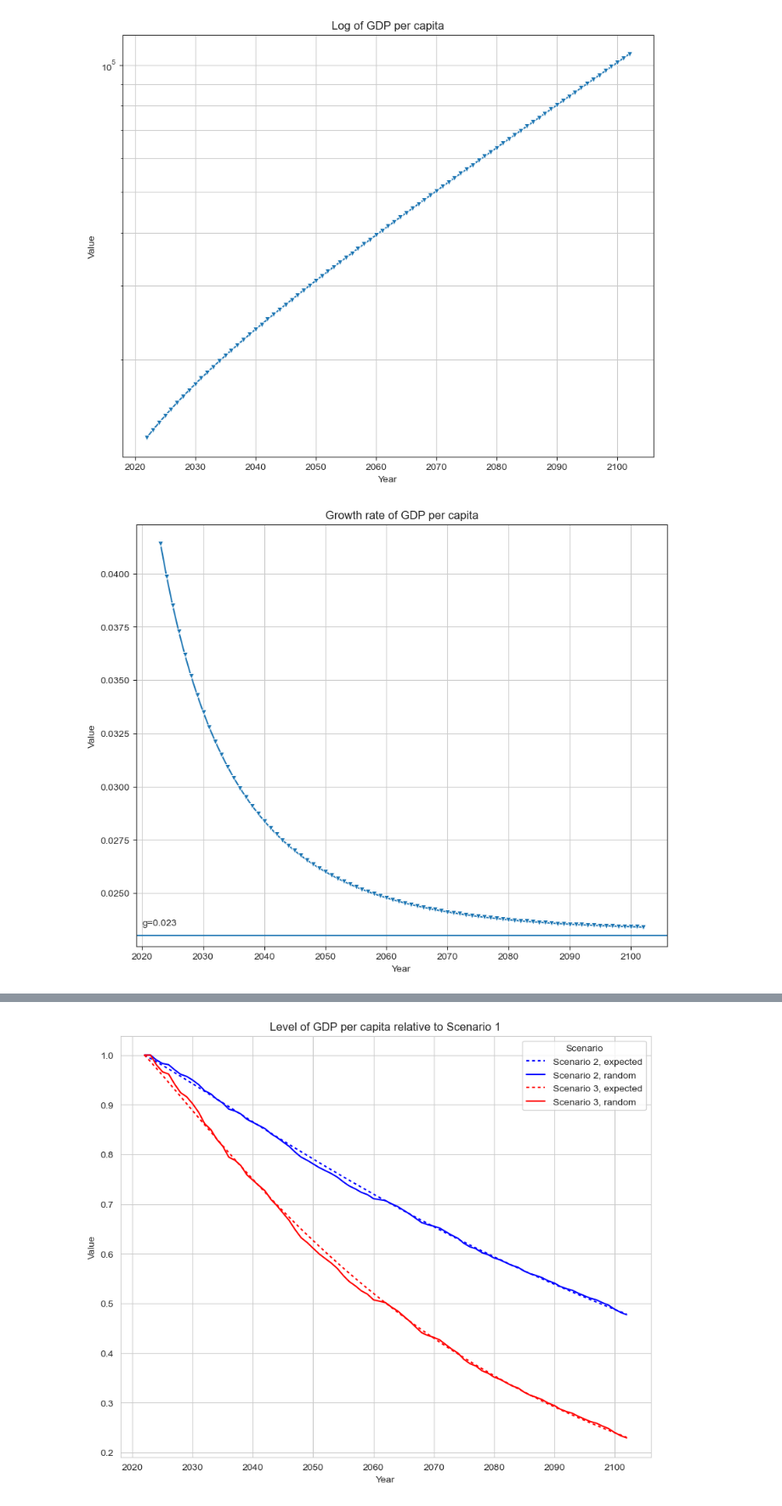
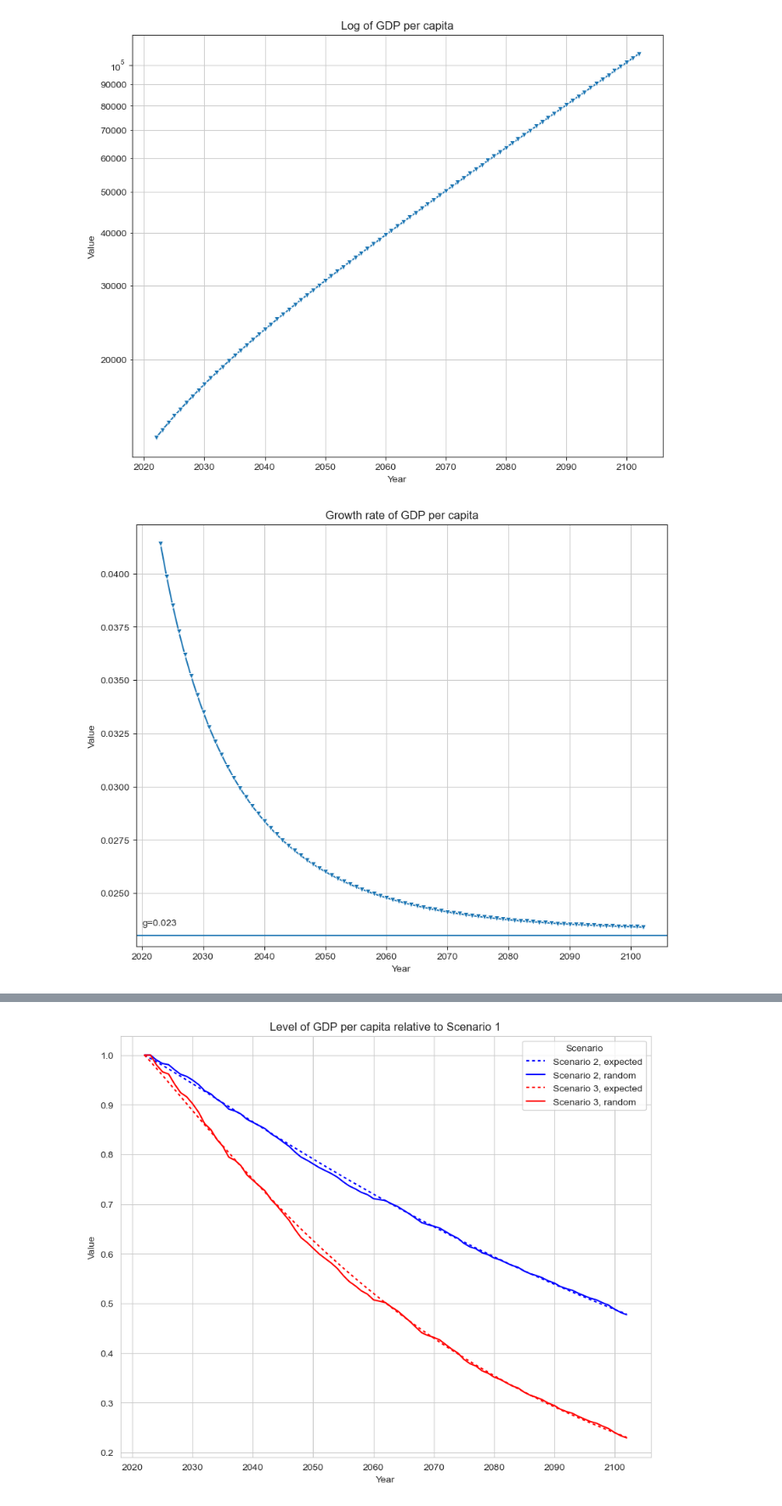
Before and after one commit to pszewi/Macro-4-Assignments, a Jupyter notebook: Assignment 1/EGI_2024_A1.ipynb, the cells around one changed output, grey strips where cells are left out. Shown at 85% size. Drawn from its saved outputs; the diff is of its cells as text; code cells hidden in the pictures.

Commit message:
adjustments to the graphs

```diff
--- a/Assignment 1/EGI_2024_A1.ipynb
+++ b/Assignment 1/EGI_2024_A1.ipynb
@@ -94,34 +94,38 @@ capital_accum(scen_1,'A')
 # making y, y_tilde and k_tilde cols
 cols_of_interest(scen_1,'A','Y','K','y','y_tilde','k_tilde')
 
 # adding a growth rate column
 growth_rate(scen_1,'y','y_growth')
 
+# importing a sub-lib for the formatting of the scale
+from matplotlib.ticker import FormatStrFormatter
+
 # making the level graph
 sns.set_style('ticks')
 fig, ax = plt.subplots()
 fig.set_figheight(8)
 fig.set_figwidth(10)
 sns.lineplot(x='Year', y='y',data=scen_1 ,style=1, markers='v', legend=None).set(yscale='log', title='Log of GDP per capita', ylabel='Value')
 ax.grid(True, 'both')
+ax.yaxis.set_minor_formatter(FormatStrFormatter('%.i'))
 
 # saving the figure
 # fig.savefig(fname='log_gdp_scen_1.png')
 
 # making the growth graph
 fig, ax = plt.subplots()
 fig.set_figheight(8)
 fig.set_figwidth(10)
 sns.lineplot(x='Year',y='y_growth', data=scen_1 ,style=1, markers='v',legend=None)
 ax.grid(True)
 ax.axhline(y=0.023)
 ax.annotate('g=0.023', xy=(2020,0.0235))
 ax.set(title='Growth rate of GDP per capita', ylabel='Value')
 
 # saving the figure
 # fig.savefig(fname='gdp_growth_scen_1.png')
 # %% [output]
-[figure, old version]
+[figure, new version]
 [figure]
 # %%
 # scenario 2 - expected random events
```
Also changed, not shown: parts of 1 cell of this notebook.
